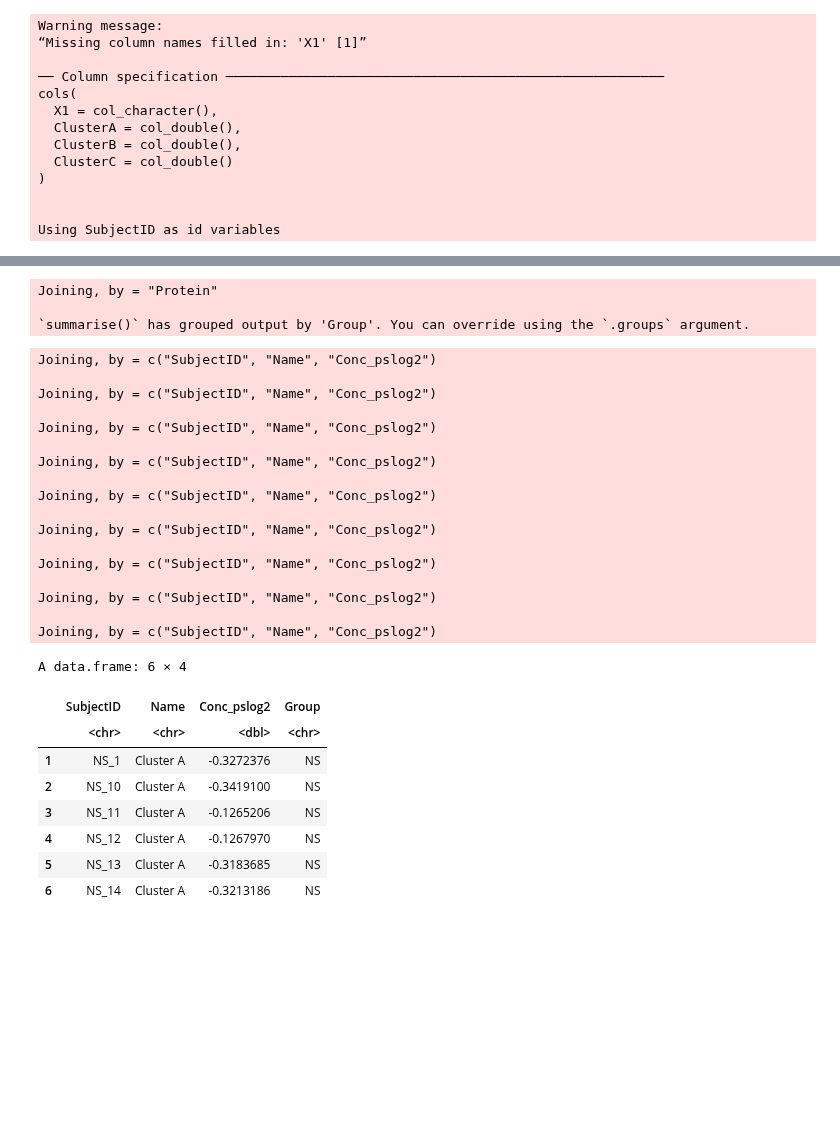
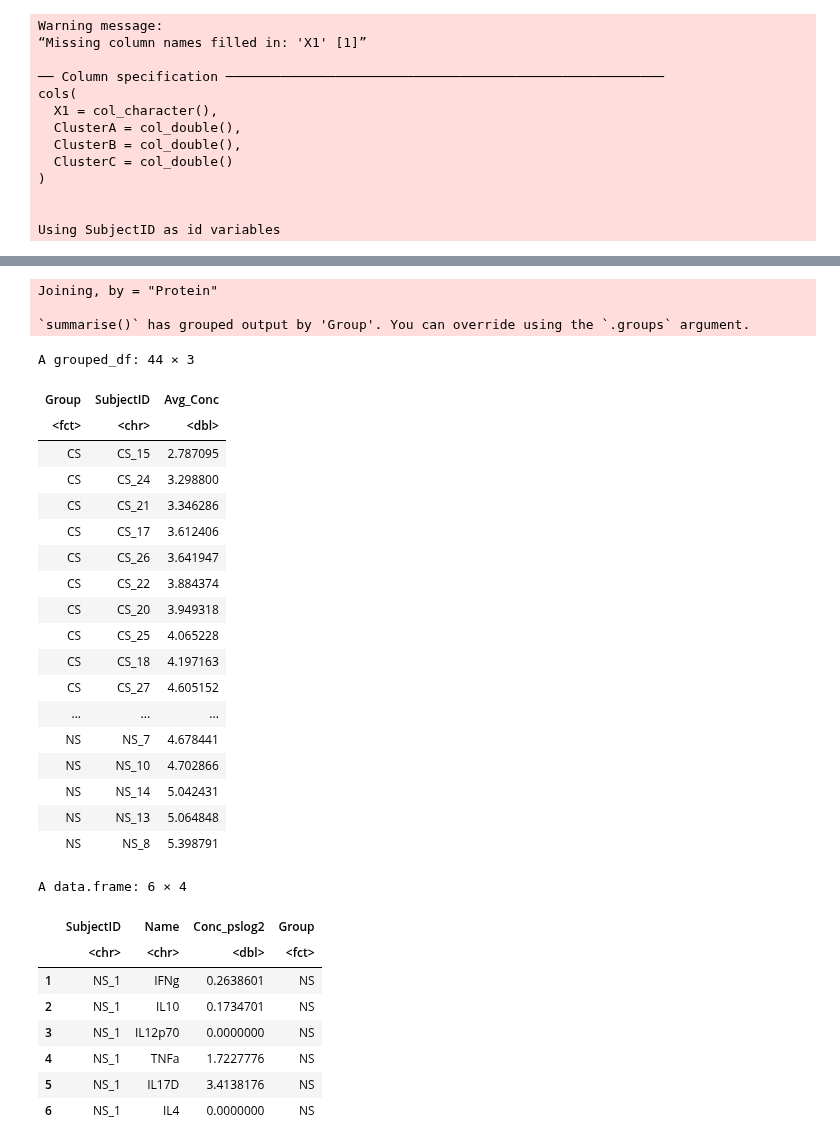
Before and after one commit to Ragerlab/Script_for_Cytokine-Signature-Clusters-as-a-Tool-to-Compare-Changes-associated-with-Tobacco-Product-, a Jupyter notebook: 1.4. Clustering Analyses/Baseline Eigencytokines & Weights (Figure 4).ipynb, the cells around one changed output, grey strips where cells are left out. Cells and saved outputs as stored; diff of their text form; code cells hidden in the pictures; blank space fills up the shorter version.

```diff
--- a/1.4. Clustering Analyses/Baseline Eigencytokines & Weights (Figure 4).ipynb
+++ b/1.4. Clustering Analyses/Baseline Eigencytokines & Weights (Figure 4).ipynb
@@ -338,5 +324,5 @@ Joining, by = "Protein"
 # %%
-#getting subject id's ordered by avg concentrations
+#getting subject id's ordered by avg concentrations grouped within smoking groups
 ordered_df = inner_join(cytokines, consensus_clusters) %>%
     filter(Compartment == 'NLF') %>%
     select(SubjectID, Group, Cluster, Protein, Conc_pslog2) %>%
@@ -345,77 +331,76 @@ ordered_df = inner_join(cytokines, consensus_clusters) %>%
     group_by(Group, SubjectID) %>%
     summarize(Avg_Conc = mean(Conc_pslog2)) %>%
     arrange(Group, Avg_Conc)
-ordered_avg_subject_ids = ordered_df$SubjectID
+
+ordered_df$Group = factor(ordered_df$Group, levels = c("NS", "CS", "Ecig"))
+#factor didn't work so doing it manually
+ordered_avg_subject_ids = c(ordered_df$SubjectID[31:44], ordered_df$SubjectID[1:13], ordered_df$SubjectID[14:30])
+ordered_df
 # %% [output]
 Joining, by = "Protein"
 
 `summarise()` has grouped output by 'Group'. You can override using the `.groups` argument.
+A grouped_df: 44 × 3
+| Group | SubjectID | Avg_Conc |
+| <fct> | <chr> | <dbl> |
+| CS | CS_15 | 2.787095 |
+| CS | CS_24 | 3.298800 |
+| CS | CS_21 | 3.346286 |
+| CS | CS_17 | 3.612406 |
+| CS | CS_26 | 3.641947 |
+| CS | CS_22 | 3.884374 |
+| CS | CS_20 | 3.949318 |
+| CS | CS_25 | 4.065228 |
+| CS | CS_18 | 4.197163 |
+| CS | CS_27 | 4.605152 |
+| ... | ... | ... |
+| NS | NS_7 | 4.678441 |
+| NS | NS_10 | 4.702866 |
+| NS | NS_14 | 5.042431 |
+| NS | NS_13 | 5.064848 |
+| NS | NS_8 | 5.398791 |
 # %%
 #creating final df for each cluster
-ClusterA_NS_df = full_join(eigencytokines_NLF_ClusterA_NS, cytokines_ClusterA_NS)
-ClusterB_NS_df = full_join(eigencytokines_NLF_ClusterB_NS, cytokines_ClusterB_NS)
-ClusterC_NS_df = full_join(eigencytokines_NLF_ClusterC_NS, cytokines_ClusterC_NS)
-final_NS_df = data.frame(rbind(ClusterA_NS_df, ClusterB_NS_df, ClusterC_NS_df)) %>%
+final_NS_df = data.frame(rbind(cytokines_ClusterA_NS, cytokines_ClusterB_NS, cytokines_ClusterC_NS)) %>%
     #creating a space within the cluster names
     mutate(Name = ifelse(Name == "ClusterA", "Cluster A",
            ifelse(Name == "ClusterB", "Cluster B",
            ifelse(Name == "ClusterC", "Cluster C", Name)))) %>%
     select(-Group)
 final_NS_df$Group = rep("NS", times = length(final_NS_df$Name))
 
-ClusterA_CS_df = full_join(eigencytokines_NLF_ClusterA_CS, cytokines_ClusterA_CS)
-ClusterB_CS_df = full_join(eigencytokines_NLF_ClusterB_CS, cytokines_ClusterB_CS)
-ClusterC_CS_df = full_join(eigencytokines_NLF_ClusterC_CS, cytokines_ClusterC_CS)
-final_CS_df = data.frame(rbind(ClusterA_CS_df, ClusterB_CS_df, ClusterC_CS_df)) %>%
+
+final_CS_df = data.frame(rbind(cytokines_ClusterA_CS, cytokines_ClusterB_CS, cytokines_ClusterC_CS)) %>%
     #creating a space within the cluster names
     mutate(Name = ifelse(Name == "ClusterA", "Cluster A",
            ifelse(Name == "ClusterB", "Cluster B",
            ifelse(Name == "ClusterC", "Cluster C", Name)))) %>%
     select(-Group)
 final_CS_df$Group = rep("CS", times = length(final_CS_df$Name))
 
-ClusterA_Ecig_df = full_join(eigencytokines_NLF_ClusterA_Ecig, cytokines_ClusterA_Ecig)
-ClusterB_Ecig_df = full_join(eigencytokines_NLF_ClusterB_Ecig, cytokines_ClusterB_Ecig)
-ClusterC_Ecig_df = full_join(eigencytokines_NLF_ClusterC_Ecig, cytokines_ClusterC_Ecig)
-final_Ecig_df = data.frame(rbind(ClusterA_Ecig_df, ClusterB_Ecig_df, ClusterC_Ecig_df)) %>%
+final_Ecig_df = data.frame(rbind(cytokines_ClusterA_Ecig, cytokines_ClusterB_Ecig, cytokines_ClusterC_Ecig)) %>%
     #creating a space within the cluster names
     mutate(Name = ifelse(Name == "ClusterA", "Cluster A",
            ifelse(Name == "ClusterB", "Cluster B",
            ifelse(Name == "ClusterC", "Cluster C", Name)))) %>%
     select(-Group)
 
 final_Ecig_df$Group = rep("Ecig", times = length(final_Ecig_df$Name))
 
 #combining all
 final_df = data.frame(rbind(final_NS_df, final_CS_df, final_Ecig_df))
+final_df$Group = factor(final_df$Group, levels = c("NS", "CS", "Ecig"))
 head(final_df)
 # %% [output]
-Joining, by = c("SubjectID", "Name", "Conc_pslog2")
-
-Joining, by = c("SubjectID", "Name", "Conc_pslog2")
-
-Joining, by = c("SubjectID", "Name", "Conc_pslog2")
-
-Joining, by = c("SubjectID", "Name", "Conc_pslog2")
-
-Joining, by = c("SubjectID", "Name", "Conc_pslog2")
-
-Joining, by = c("SubjectID", "Name", "Conc_pslog2")
-
-Joining, by = c("SubjectID", "Name", "Conc_pslog2")
-
-Joining, by = c("SubjectID", "Name", "Conc_pslog2")
-
-Joining, by = c("SubjectID", "Name", "Conc_pslog2")
+A data.frame: 6 × 4
-A data.frame: 6 × 4
 |  | SubjectID | Name | Conc_pslog2 | Group |
-|  | <chr> | <chr> | <dbl> | <chr> |
-| 1 | NS_1 | Cluster A | -0.3272376 | NS |
-| 2 | NS_10 | Cluster A | -0.3419100 | NS |
-| 3 | NS_11 | Cluster A | -0.1265206 | NS |
-| 4 | NS_12 | Cluster A | -0.1267970 | NS |
-| 5 | NS_13 | Cluster A | -0.3183685 | NS |
-| 6 | NS_14 | Cluster A | -0.3213186 | NS |
+|  | <chr> | <chr> | <dbl> | <fct> |
+| 1 | NS_1 | IFNg | 0.2638601 | NS |
+| 2 | NS_1 | IL10 | 0.1734701 | NS |
+| 3 | NS_1 | IL12p70 | 0.0000000 | NS |
+| 4 | NS_1 | TNFa | 1.7227776 | NS |
+| 5 | NS_1 | IL17D | 3.4138176 | NS |
+| 6 | NS_1 | IL4 | 0.0000000 | NS |
 # %%
 options(repr.plot.width=12, repr.plot.height=7) #changing size
 
```
Also changed, not shown: parts of 8 cells of this notebook.
